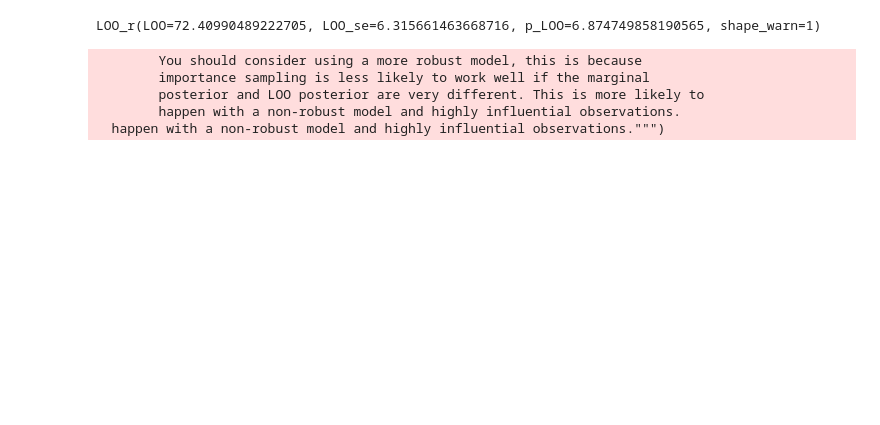
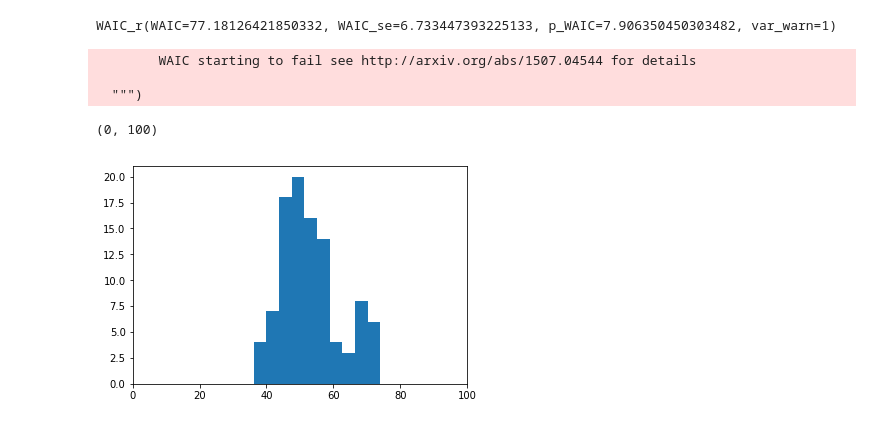
Before and after one commit to Narenman/AnalisisBayesiano, a Jupyter notebook: notebooks/reactor.ipynb, the cells around one changed output. Drawn from its saved outputs; the diff is of its cells as text; code cells hidden in the pictures; blank space fills up the shorter version.

```diff
--- a/notebooks/reactor.ipynb
+++ b/notebooks/reactor.ipynb
@@ -115,9 +122,27 @@ print(np.mean(ppc['y'], axis=0)-yobs)
 # %%
-print(pm.loo(trace, model=model))
+print(pm.waic(trace, model=model))
 # %% [output]
-LOO_r(LOO=72.40990489222705, LOO_se=6.315661463668716, p_LOO=6.874749858190565, shape_warn=1)
+WAIC_r(WAIC=77.18126421850332, WAIC_se=6.733447393225133, p_WAIC=7.906350450303482, var_warn=1)
-        You should consider using a more robust model, this is because
-        importance sampling is less likely to work well if the marginal
-        posterior and LOO posterior are very different. This is more likely to
-        happen with a non-robust model and highly influential observations.
-  happen with a non-robust model and highly influential observations.""")
+        WAIC starting to fail see http://arxiv.org/abs/1507.04544 for details
+
+  """)
+# %%
+xe1 = 1300
+xe2 = 7.5
+xe3 = 0.098
+xen1 = (xe1 - x1.mean()) / x1.std()
+xen2 = (xe2 - x2.mean()) / x2.std()
+xen3 = (xe3 - x3.mean()) / x3.std()
+
+Xen  = np.vstack([xen1, xen2, xen3, xen1*xen2, xen1*xen3, xen2*xen3, xen1**2, xen2**2, xen3**2])
+# Xen  = np.vstack([xen1, xen2, xen3, xen1*xen2, xen2*xen3])
+# %%
+ye = np.zeros(100)
+for i in range(100):
+    ye[i] = trace['alpha'][i] + np.dot(trace['beta'][i], Xen)
+# %%
+plt.hist(ye)
+plt.xlim([0, 100])
+# %% [output]
+(0, 100)
+[figure, added]
```
Also changed, not shown: parts of 13 cells of this notebook, 6 other files.
